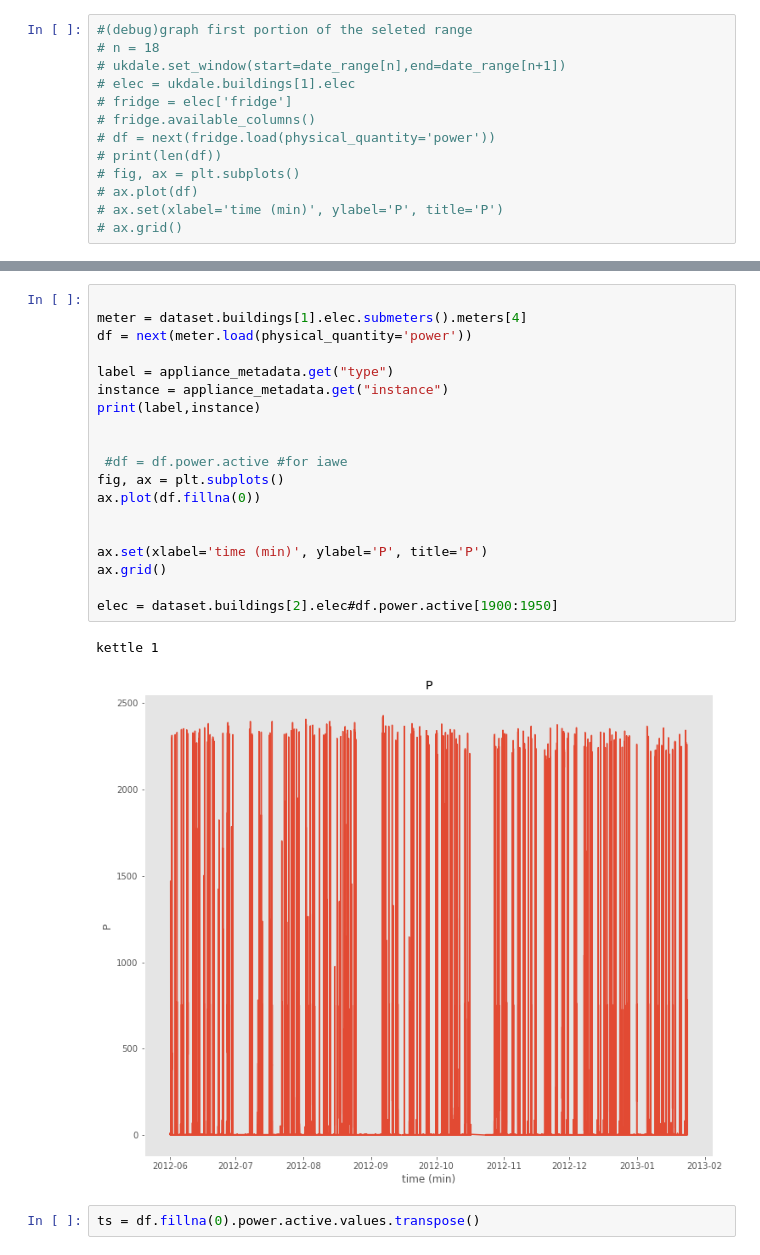
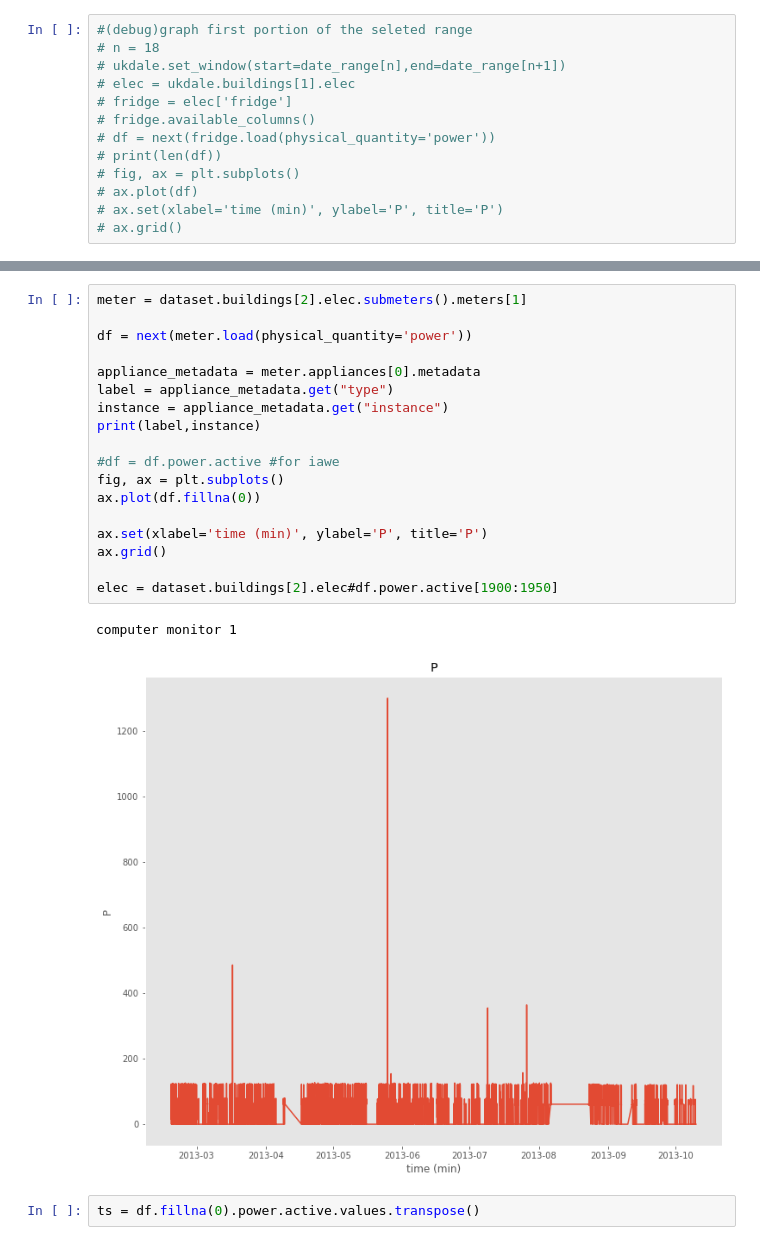
Before and after one commit to jenkoj/ts2img, a Jupyter notebook: generate_dataset.ipynb, the cells around one changed output, grey strips where cells are left out. Drawn from its saved outputs; the diff is of its cells as text.

```diff
--- a/generate_dataset.ipynb
+++ b/generate_dataset.ipynb
@@ -864,25 +795,24 @@ dataset.metadata["meter_devices"]
 # %%
+meter = dataset.buildings[2].elec.submeters().meters[1]
 
-meter = dataset.buildings[1].elec.submeters().meters[4]
 df = next(meter.load(physical_quantity='power'))
 
+appliance_metadata = meter.appliances[0].metadata
 label = appliance_metadata.get("type")
 instance = appliance_metadata.get("instance")
 print(label,instance)
 
-
- #df = df.power.active #for iawe
+#df = df.power.active #for iawe
 fig, ax = plt.subplots()
 ax.plot(df.fillna(0))
-
 
 ax.set(xlabel='time (min)', ylabel='P', title='P')
 ax.grid()
 
 elec = dataset.buildings[2].elec#df.power.active[1900:1950]
 # %% [output]
-kettle 1
+computer monitor 1
-[figure, old version]
+[figure, new version]
 # %%
 ts = df.fillna(0).power.active.values.transpose()
 # %%
```
Also changed, not shown: parts of 24 cells of this notebook.
